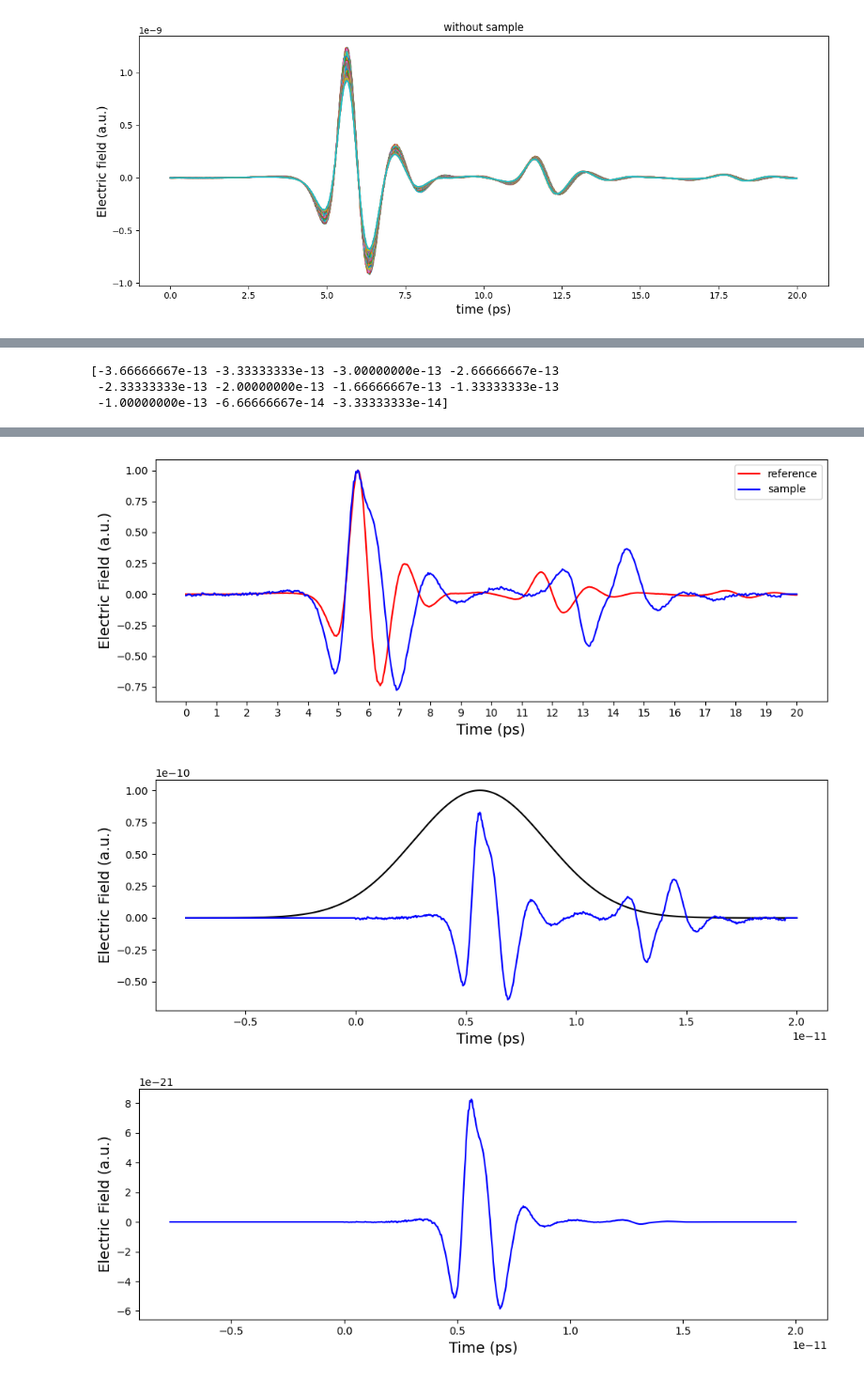
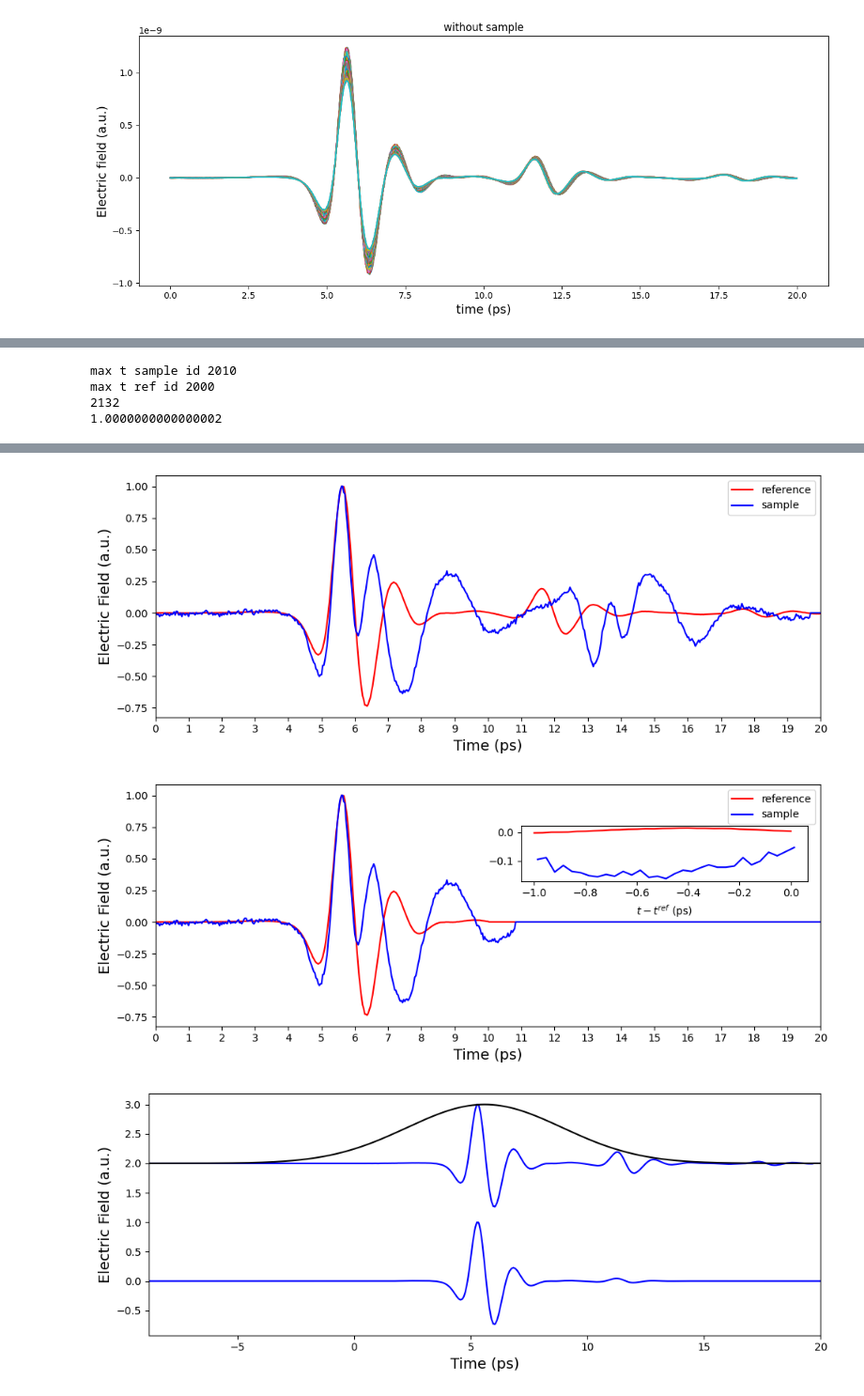
Before and after one commit to estradiote-mau/terahertz-codes2, a Jupyter notebook: PbTe-thinfilm.ipynb, the cells around one changed output, grey strips where cells are left out. Shown at 94% size. Saved outputs shown, nothing was run; the diff lists cells and outputs as text; code cells hidden in the pictures.

```diff
--- a/PbTe-thinfilm.ipynb
+++ b/PbTe-thinfilm.ipynb
@@ -304,18 +501,21 @@ def apply_window(df_ref, df_sample, t_ref_refl, t_sample_refl, function, params,
-# %%
-N_padding_zeros_to_window = 11
-print(np.arange(-(N_padding_zeros_to_window)*time_step,0, time_step))
-# %% [output]
-[-3.66666667e-13 -3.33333333e-13 -3.00000000e-13 -2.66666667e-13
- -2.33333333e-13 -2.00000000e-13 -1.66666667e-13 -1.33333333e-13
- -1.00000000e-13 -6.66666667e-14 -3.33333333e-14]
 # %%
-ref_df = dict_with_mean_dfs_substrato_10_10['120K'][0]
-sample_df = dict_with_mean_dfs_PbTe_10_10['120K'][0]
+ref_df = dict_with_mean_dfs_substrato_10_10['10K'][0]
+sample_df = dict_with_mean_dfs_PbTe_10_10['10K'][0]
 tf = sample_df['time_moment'][600]
 
+N_zero_padding = 1000
+# sample_df = pd.DataFrame({'time_moment': np.arange(0, time_step * (N_zero_padding-1), time_step), 'X': pd.concat([sample_df['X'], pd.Series(0, index = range(N_zero_padding - N))])})
+# print(len(pd.concat([sample_df['X'], pd.Series(0, index = range(N_zero_padding))])))
+# print(len(sample_df))
 # def gaussian_window(x, x_0, sigma, A):
 #     return A * np.exp(-(x - x_0)**2 / (2 * sigma**2))
-params = [10e-12, 3e-12, 1e-10]
+# params = [10e-12, 3e-12, 1e-10]
+sigma = 100*time_step
 
-apply_window(ref_df, sample_df, 10, 12.5, 'gaussian', params, 600)
+
+freqs, T = apply_window(ref_df, sample_df, 10, 11.12, 4001, 'gaussian', [sigma], 2.56, 0.086*1e-3, 0.0016e-3)
 # %% [output]
+max t sample id 2010
+max t ref id 2000
+2132
+1.0000000000000002
@@ -323,3 +523,3 @@ apply_window(ref_df, sample_df, 10, 12.5, 'gaussian', params, 600)
-[figure, old version]
+[figure, new version]
-[figure, old version]
+[figure, new version]
-[figure, old version]
+[figure, new version]
```
Also changed, not shown: parts of 5 cells of this notebook.
